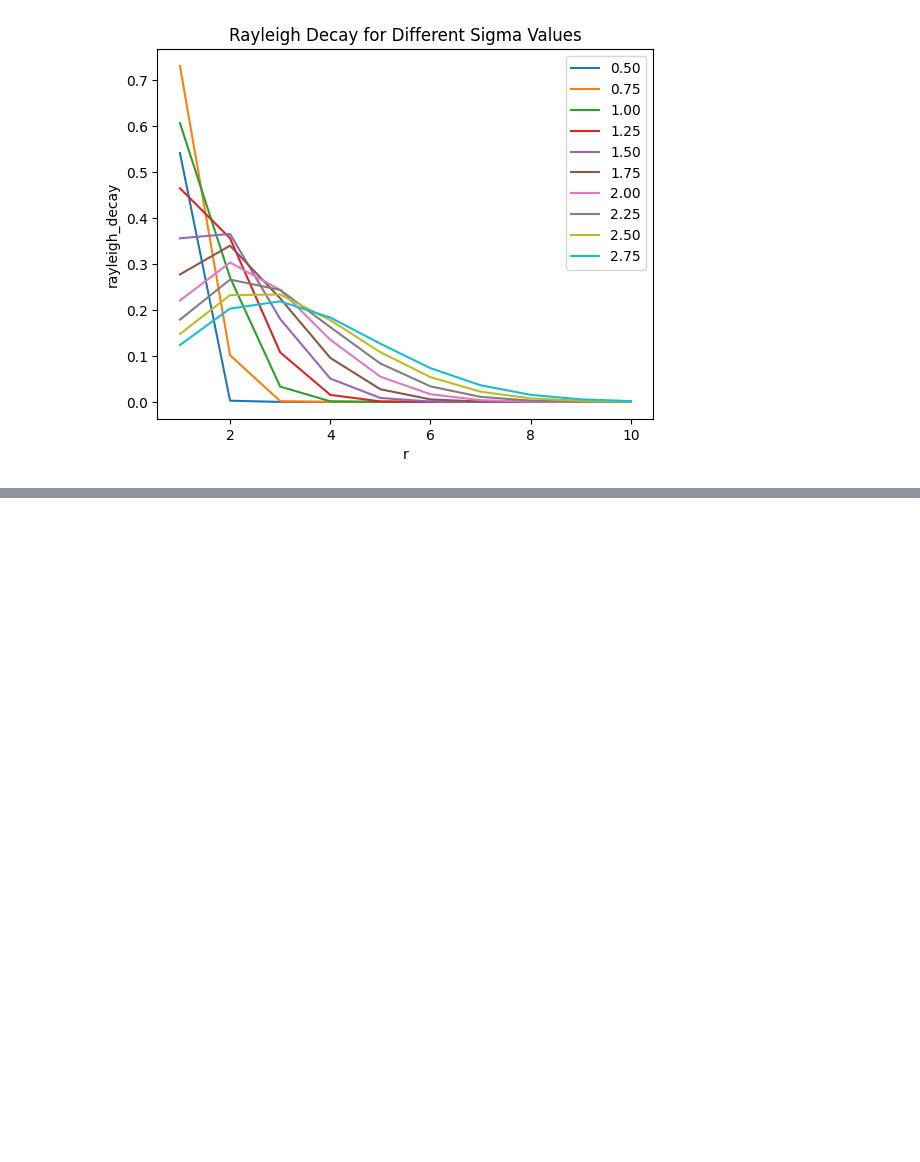
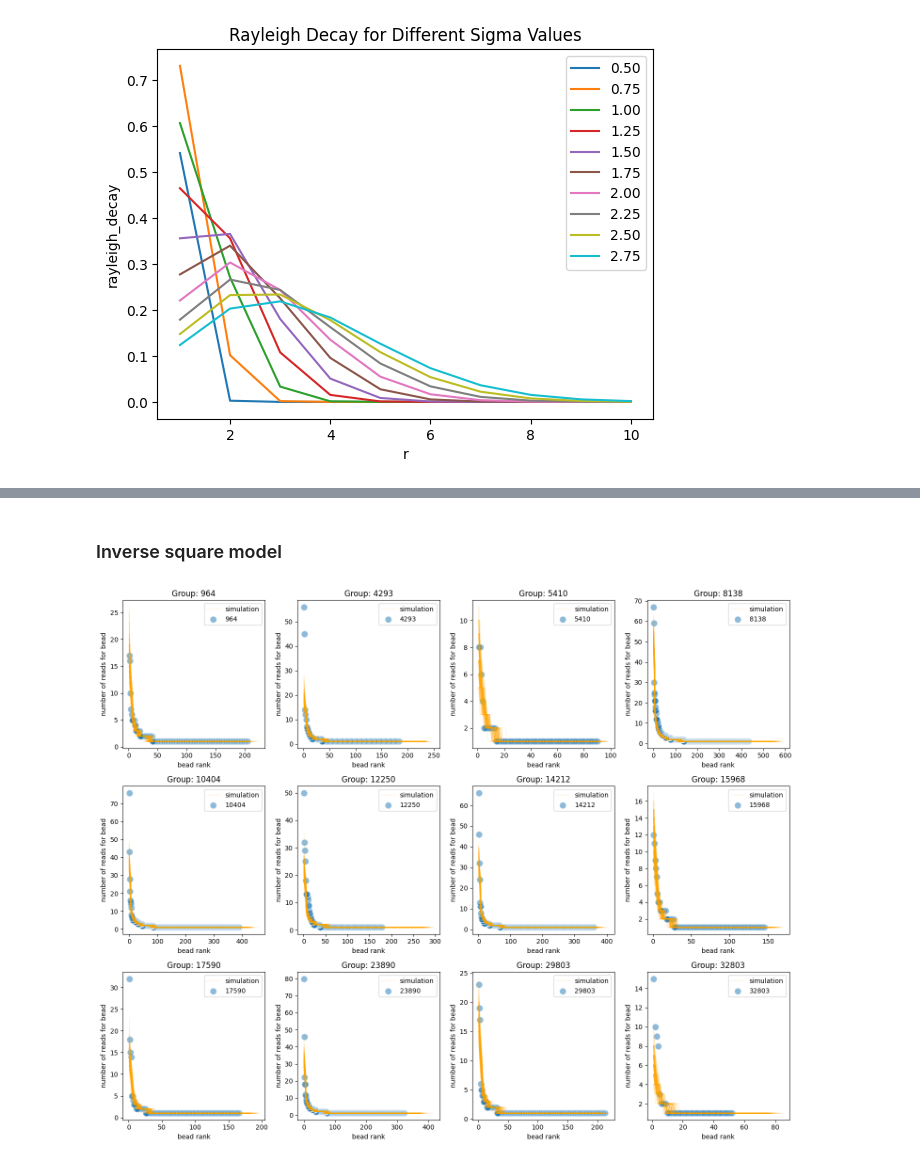
Before and after one commit to matsengrp/sci-space-v2, a Jupyter notebook: notebooks/model-occupancy.ipynb, the cells around one changed output, grey strips where cells are left out. Saved outputs shown, nothing was run; the diff lists cells and outputs as text; code cells hidden in the pictures; blank space fills up the shorter version.

Commit message:
notebook with abundance simulation (#3)

```diff
--- a/notebooks/model-occupancy.ipynb
+++ b/notebooks/model-occupancy.ipynb
@@ -200,0 +273,35 @@ The inverse square looks a lot more similar to me.
+# %%
+def compare_sim_to_data(simulator, df):
+    plt.figure(figsize=(15, 12))
+
+    # Loop through the groups formed by 'Index'
+    for idx, (name, group) in enumerate(df.groupby('Index')):
+
+        # Calculate total_read_count for this group
+        total_read_count = group['Value'].sum()
+
+        # Create a subplot in a 3 x 4 grid
+        plt.subplot(3, 4, idx + 1)
+
+        # Plot 100 simulation data lines
+        for _ in range(100):
+            sim_read_counts = simulator(total_read_count)
+            sns.lineplot(x=range(1, len(sim_read_counts) + 1), y=sim_read_counts,
+                         label="simulation" if _ == 0 else "",
+                         color='orange', alpha=0.1)
+
+        # Plot actual data
+        sns.scatterplot(x=group['Rank'], y=group['Value'], label=name, s=100, alpha=0.5)
+
+        plt.title(f"Group: {name}")
+        plt.xlabel("bead rank")
+        plt.ylabel("number of reads for bead")
+
+    plt.tight_layout()
+    plt.show()
+# %% [markdown]
+### Inverse square model
+# %%
+compare_sim_to_data(lambda x: simulate_diffusion(decay_fn_inv_square, our_max_radius, x), twelve_df)
+# %% [output]
+[figure, added]
```
Also changed, not shown: parts of 18 cells of this notebook, 2 other files.
